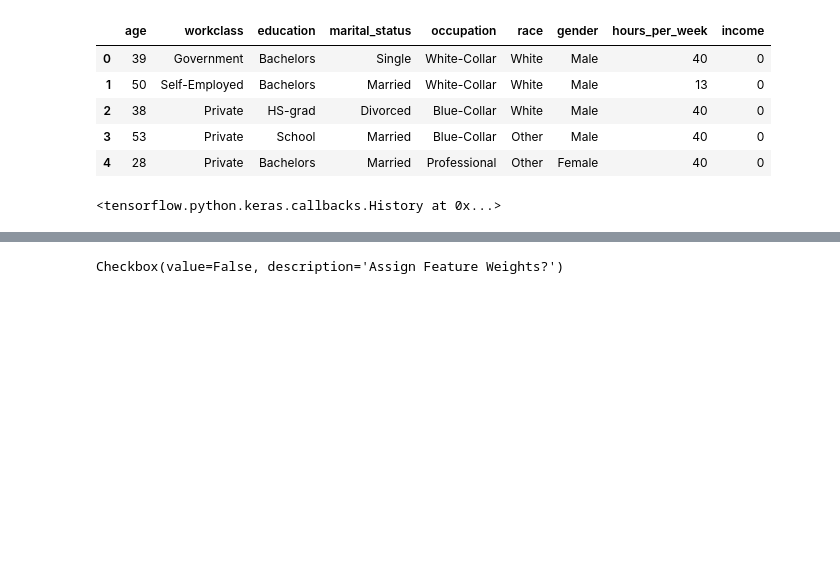
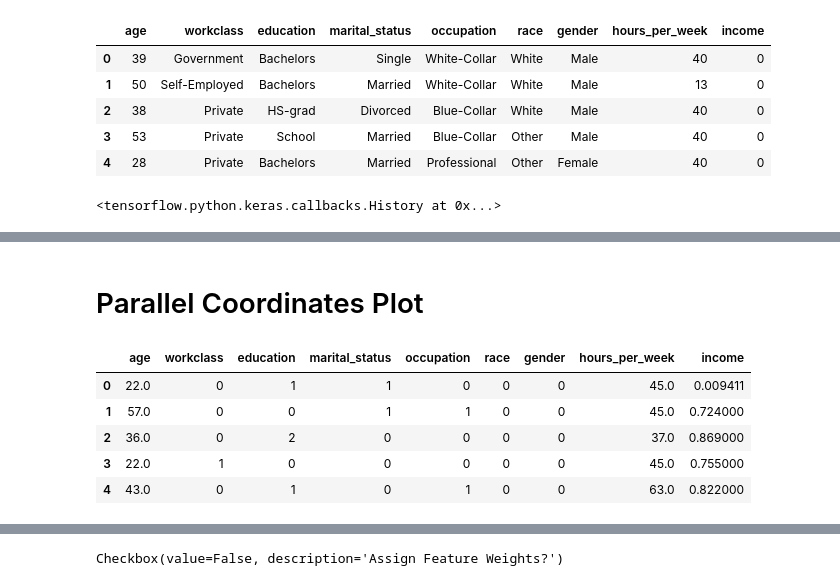
Before and after one commit to nyuvis/counterfactual_explorer, a Jupyter notebook: examples/DiCE Example with TensorFlow 2.ipynb, the cells around one changed output, grey strips where cells are left out. Drawn from its saved outputs; the diff is of its cells as text; code cells hidden in the pictures; blank space fills up the shorter version.

```diff
--- a/examples/DiCE Example with TensorFlow 2.ipynb
+++ b/examples/DiCE Example with TensorFlow 2.ipynb
@@ -130,0 +74,34 @@ Checkbox(value=False, description='hello')
+# %% [markdown]
+# Parallel Coordinates Plot
+# %%
+import pandas as pd
+
+data1=[[22.0,'Private','HS-grad','Single','Service','White','Female',45.0,0.009411],
+       [57.0,'Private','Doctorate','Single','White-Collar','White','Female',45.0,0.724],
+       [36.0,	'Private',	'Prof-school',	'Married',	'Service',	'White','Female',	37.0,	0.869],
+       [22.0,	'Self-Employed',	'Doctorate',	'Married',	'Service',	'White',	'Female',	45.0,	0.755],
+       [43.0,	'Private',	'HS-grad',	'Married',	'White-Collar',	'White',	'Female',	63.0,	0.822]]
+
+columns1=['age', 'workclass','education','marital_status','occupation','race','gender','hours_per_week','income']
+
+df = pd.DataFrame(data1, columns = columns1)
+# %%
+from sklearn.preprocessing import LabelEncoder
+
+labelencoder = LabelEncoder()
+
+df['workclass'] =labelencoder.fit_transform(df['workclass'])
+df['education'] =labelencoder.fit_transform(df['education'])
+df['marital_status'] =labelencoder.fit_transform(df['marital_status'])
+df['occupation'] =labelencoder.fit_transform(df['occupation'])
+df['race'] =labelencoder.fit_transform(df['race'])
+df['gender'] =labelencoder.fit_transform(df['gender'])
+
+df
+# %% [output]
+|  | age | workclass | education | marital_status | occupation | race | gender | hours_per_week | income |
+| 0 | 22.0 | 0 | 1 | 1 | 0 | 0 | 0 | 45.0 | 0.009411 |
+| 1 | 57.0 | 0 | 0 | 1 | 1 | 0 | 0 | 45.0 | 0.724000 |
+| 2 | 36.0 | 0 | 2 | 0 | 0 | 0 | 0 | 37.0 | 0.869000 |
+| 3 | 22.0 | 1 | 0 | 0 | 0 | 0 | 0 | 45.0 | 0.755000 |
+| 4 | 43.0 | 0 | 1 | 0 | 1 | 0 | 0 | 63.0 | 0.822000 |
```
Also changed, not shown: parts of 24 cells of this notebook, 3 other files.
